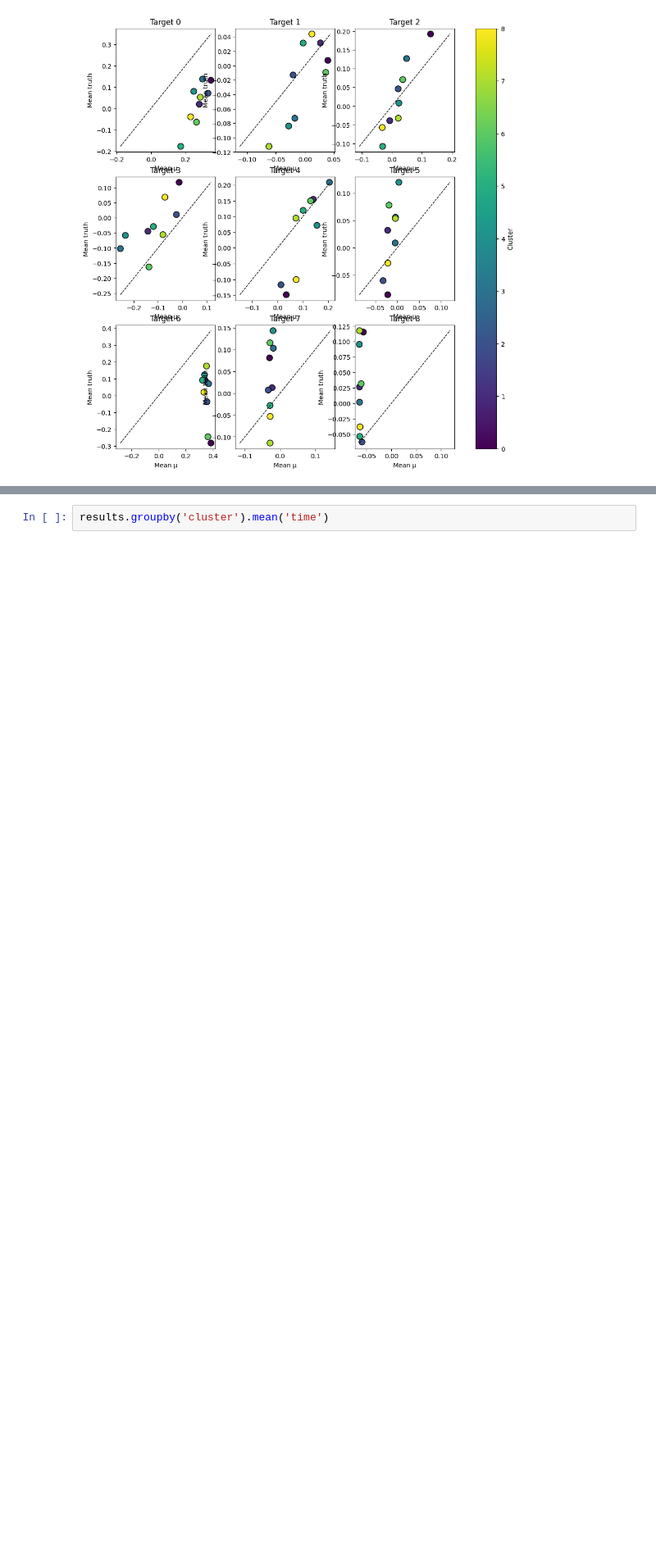
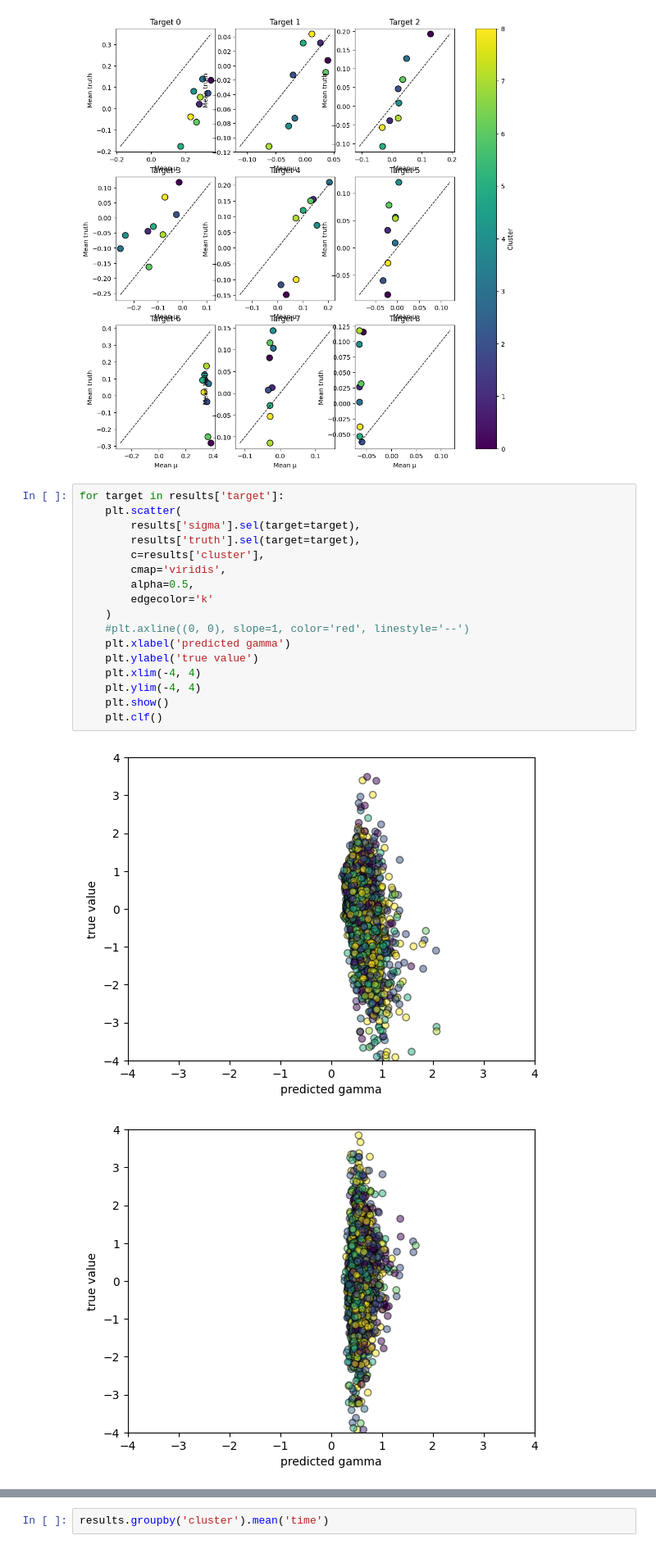
Before and after one commit to milesepstein13/convective_outlook_ml, a Jupyter notebook: cluster_analysis.ipynb, the cells around one changed output, grey strips where cells are left out. Shown at 82% size. Drawn from its saved outputs; the diff is of its cells as text; blank space fills up the shorter version.

```diff
--- a/cluster_analysis.ipynb
+++ b/cluster_analysis.ipynb
@@ -866,3 +866,23 @@ cbar = fig.colorbar(sc, ax=axes.tolist(), label='Cluster')
 #plt.tight_layout()
 # %% [output]
 [figure]
+# %%
+for target in results['target']:
+    plt.scatter(
+        results['sigma'].sel(target=target),
+        results['truth'].sel(target=target),
+        c=results['cluster'],
+        cmap='viridis',
+        alpha=0.5,
+        edgecolor='k'
+    )
+    #plt.axline((0, 0), slope=1, color='red', linestyle='--')
+    plt.xlabel('predicted gamma')
+    plt.ylabel('true value')
+    plt.xlim(-4, 4)
+    plt.ylim(-4, 4)
+    plt.show()
+    plt.clf()
+# %% [output]
+[figure, added]
+[figure, added]
```
Also changed, not shown: parts of 1 cell of this notebook, 6 other files.
